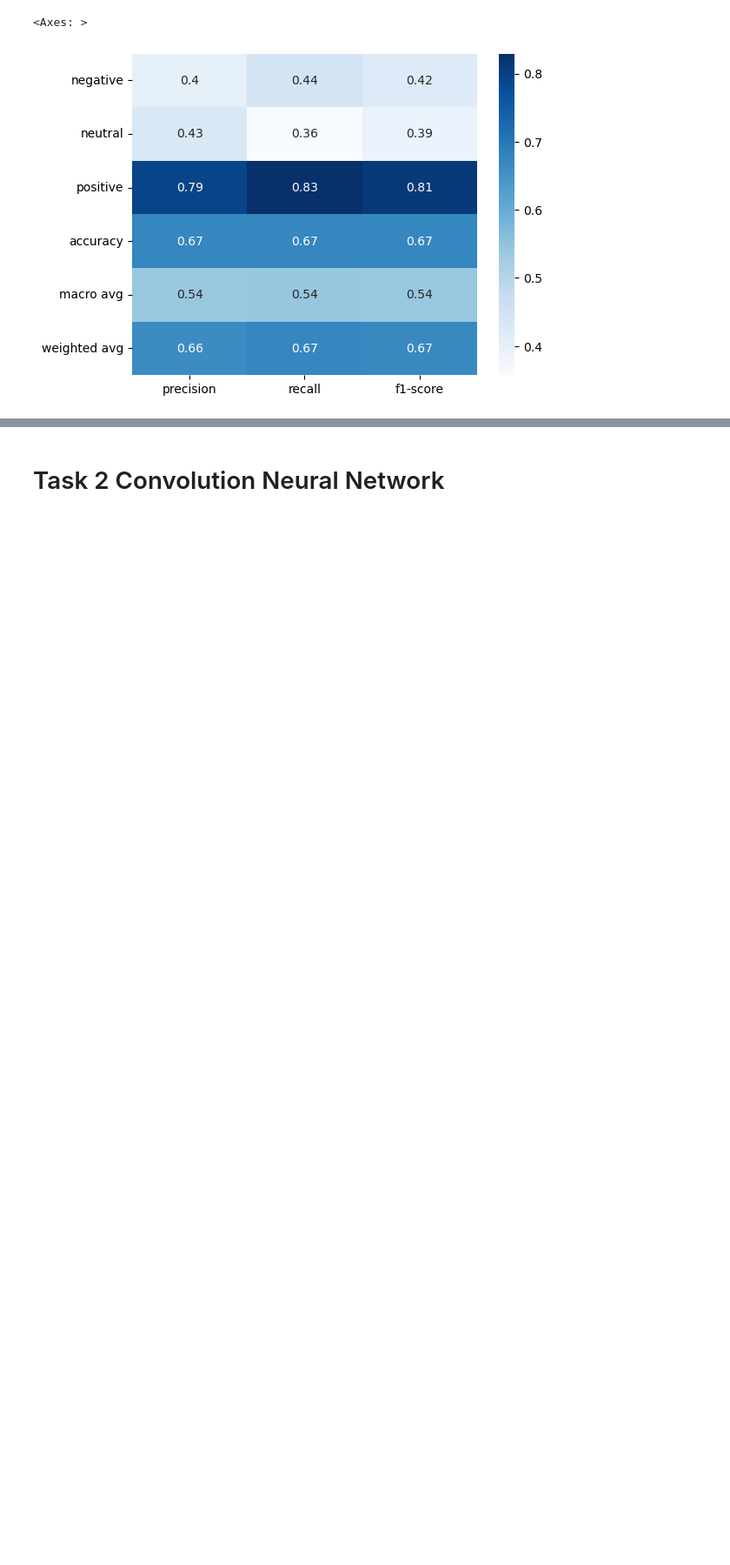
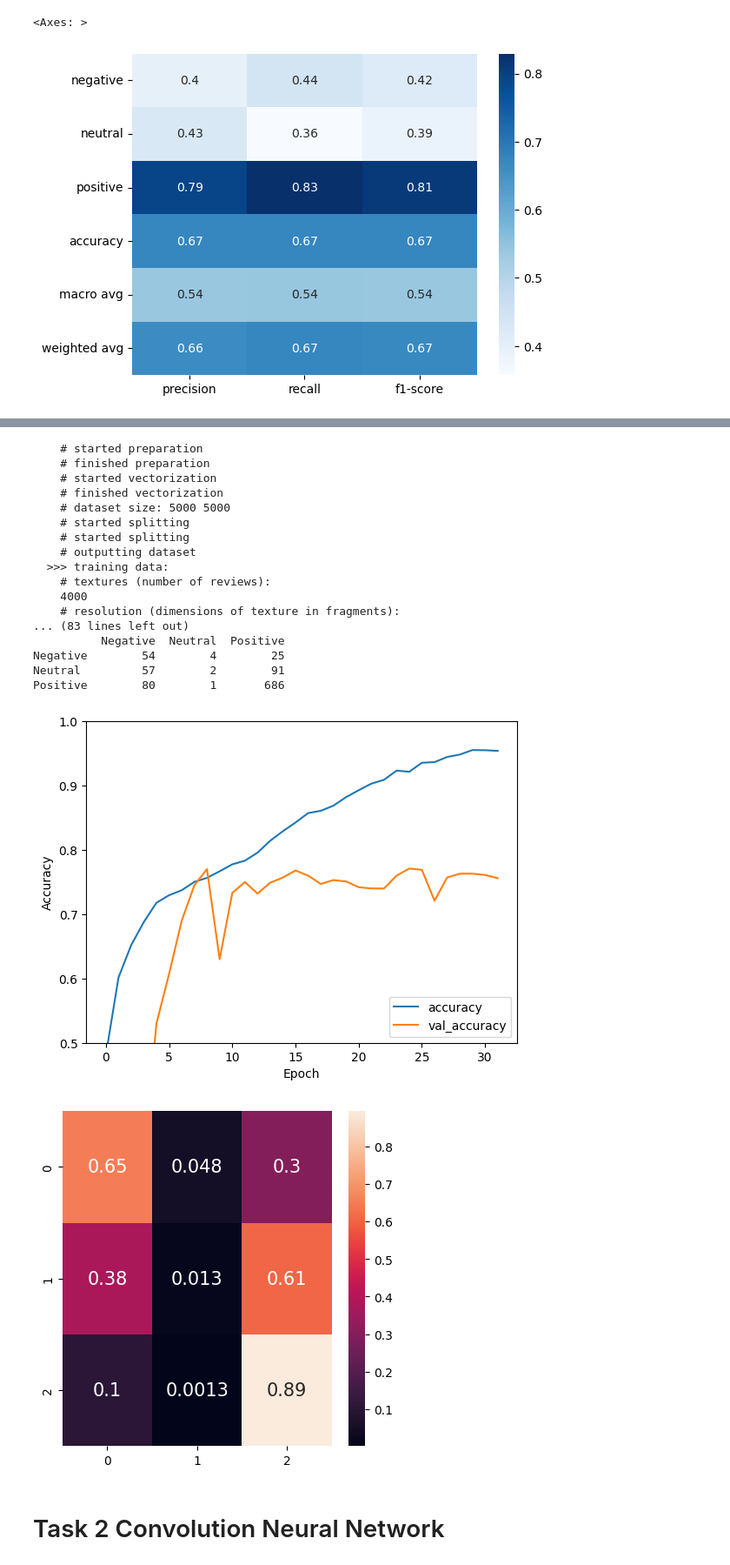
Before and after one commit to ellrub/Info284, a Jupyter notebook: groupExam.2025.ipynb, the cells around one changed output, grey strips where cells are left out. Shown at 87% size. Cells and saved outputs as stored; diff of their text form; code cells hidden in the pictures; blank space fills up the shorter version.

```diff
--- a/groupExam.2025.ipynb
+++ b/groupExam.2025.ipynb
@@ -464,0 +686,18 @@ weighted avg       0.66      0.67      0.67    103148
+# %%
+#############
+# DATASET TENSOR CONVERZZION
+
+import tensorflow;
+from tensorflow import keras;
+from keras import utils;
+
+def datasetTensorConverzzion( _datasetX, ):
+    _datasetTense = [];
+    for _reviewTense in _datasetX:
+        _reviewTense = tensorflow.convert_to_tensor(_reviewTense);
+        _datasetTense.append(_reviewTense);
+    return _datasetTense;
+
+def datasetCategoricalConverzzion( _datasetY ):
+    _datasetCat = utils.to_categorical( _datasetY );
+    return _datasetCat;
@@ -465,3 +867,49 @@ weighted avg       0.66      0.67      0.67    103148
+# %%
+#############
+# ACTUALLY DOING EVERYTHING
+
+fragmentChannels = 64;
+
+datasetTrainX, datasetTestX, datasetTrainY, datasetTestY, resolution = doData( \
+    "Hotel_Reviews_small.csv", \
+    _fragmentChannels = fragmentChannels, \
+    _padVectors = True \
+);
+
+print(
+    "  >>> training data:",
+    "\n    # textures (number of reviews):",
+    "\n    " + str(len(datasetTrainX)),
+    "\n    # resolution (dimensions of texture in fragments):",
+    "\n    " + str(len(datasetTrainX[0])),
+    "\n    # colour space dimensionality (channels per fragment):",
+    "\n    " + str(len(datasetTrainX[0][0]))
+);
+
+model, history = makeModel( datasetTrainX, datasetTestX, datasetTrainY, datasetTestY, resolution, fragmentChannels );
+
+confusionMatrix = evaluateModel( model, datasetTestX, datasetTestY );
+plotAll( history, confusionMatrix );
+# %% [output]
+    # started preparation
+    # finished preparation
+    # started vectorization
+    # finished vectorization
+    # dataset size: 5000 5000
+    # started splitting
+    # started splitting
+    # outputting dataset
+  >>> training data:
+    # textures (number of reviews):
+    4000
+    # resolution (dimensions of texture in fragments):
+... (83 lines left out)
+          Negative  Neutral  Positive
+Negative        54        4        25
+Neutral         57        2        91
+Positive        80        1       686
+[figure, added]
+[figure, added]
 # %% [markdown]
 # Task 2 Convolution Neural Network
 # %%
```
Also changed, not shown: parts of 17 cells of this notebook.
